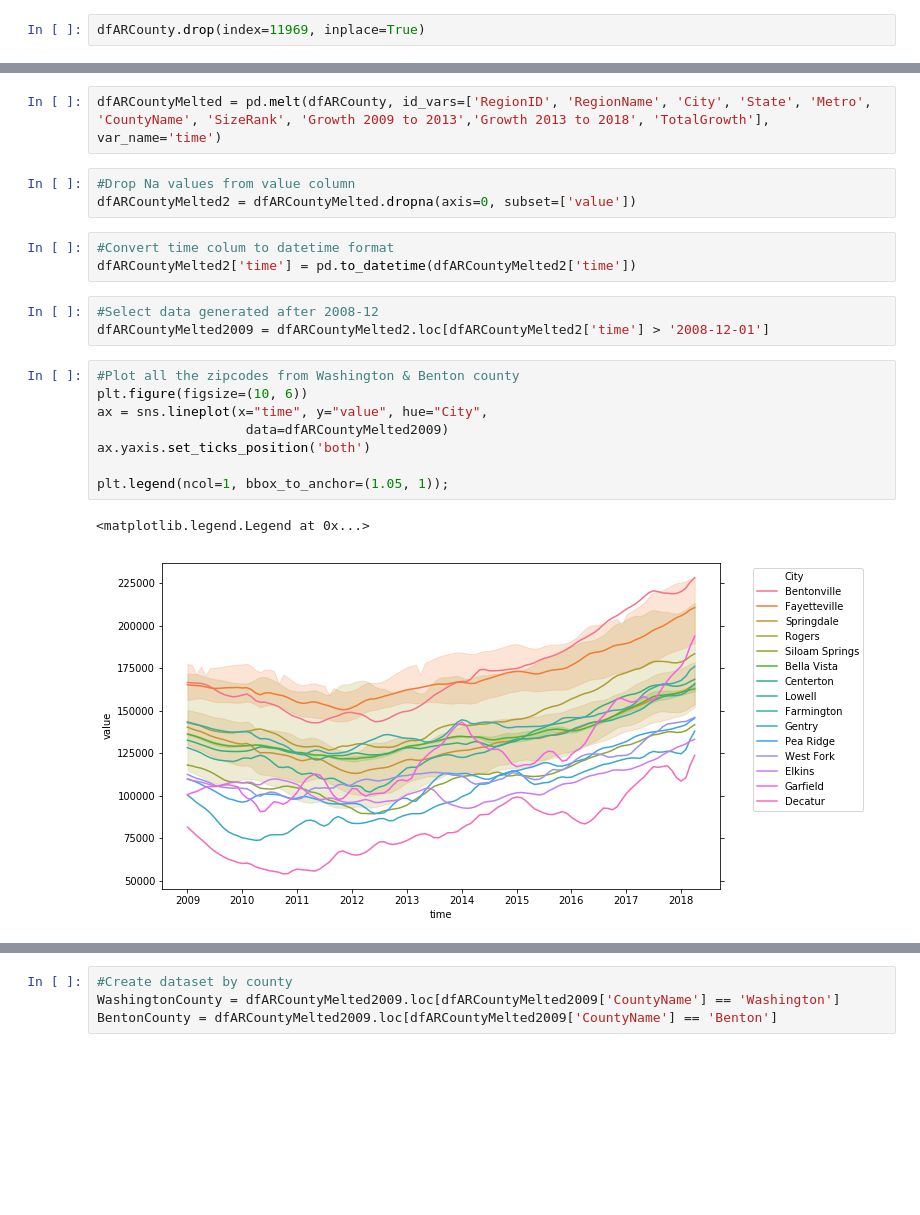
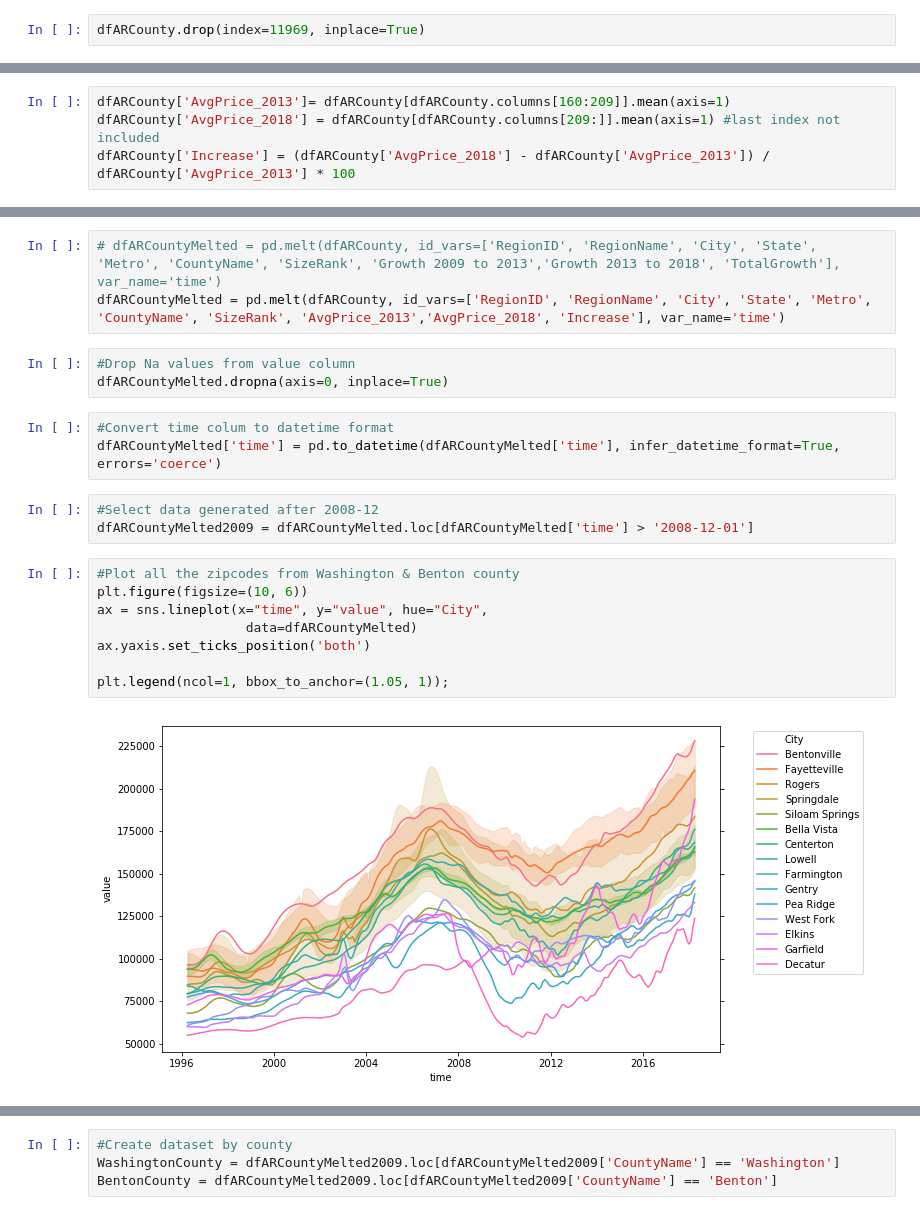
Before and after one commit to Francismorales/Time_Series_Forecasting_RealEstateNWA, a Jupyter notebook: mod_4_starter_notebook.ipynb, the cells around one changed output, grey strips where cells are left out. Drawn from its saved outputs; the diff is of its cells as text; blank space fills up the shorter version.

```diff
--- a/mod_4_starter_notebook.ipynb
+++ b/mod_4_starter_notebook.ipynb
@@ -177,0 +176,4 @@ dfARCounty['TotalGrowth'] = dfARCounty['Growth 2013 to 2018'] - dfARCounty['Grow
+# %%
+dfARCounty['AvgPrice_2013']= dfARCounty[dfARCounty.columns[160:209]].mean(axis=1)
+dfARCounty['AvgPrice_2018'] = dfARCounty[dfARCounty.columns[209:]].mean(axis=1) #last index not included
+dfARCounty['Increase'] = (dfARCounty['AvgPrice_2018'] - dfARCounty['AvgPrice_2013']) / dfARCounty['AvgPrice_2013'] * 100
@@ -178,22 +189,22 @@ dfARCounty['TotalGrowth'] = dfARCounty['Growth 2013 to 2018'] - dfARCounty['Grow
 # %%
-dfARCountyMelted = pd.melt(dfARCounty, id_vars=['RegionID', 'RegionName', 'City', 'State', 'Metro', 'CountyName', 'SizeRank', 'Growth 2009 to 2013','Growth 2013 to 2018', 'TotalGrowth'], var_name='time')
+# dfARCountyMelted = pd.melt(dfARCounty, id_vars=['RegionID', 'RegionName', 'City', 'State', 'Metro', 'CountyName', 'SizeRank', 'Growth 2009 to 2013','Growth 2013 to 2018', 'TotalGrowth'], var_name='time')
+dfARCountyMelted = pd.melt(dfARCounty, id_vars=['RegionID', 'RegionName', 'City', 'State', 'Metro', 'CountyName', 'SizeRank', 'AvgPrice_2013','AvgPrice_2018', 'Increase'], var_name='time')
 # %%
 #Drop Na values from value column
-dfARCountyMelted2 = dfARCountyMelted.dropna(axis=0, subset=['value'])
+dfARCountyMelted.dropna(axis=0, inplace=True)
 # %%
 #Convert time colum to datetime format
-dfARCountyMelted2['time'] = pd.to_datetime(dfARCountyMelted2['time'])
+dfARCountyMelted['time'] = pd.to_datetime(dfARCountyMelted['time'], infer_datetime_format=True, errors='coerce')
 # %%
 #Select data generated after 2008-12
-dfARCountyMelted2009 = dfARCountyMelted2.loc[dfARCountyMelted2['time'] > '2008-12-01']
+dfARCountyMelted2009 = dfARCountyMelted.loc[dfARCountyMelted['time'] > '2008-12-01']
 # %%
 #Plot all the zipcodes from Washington & Benton county
 plt.figure(figsize=(10, 6))
 ax = sns.lineplot(x="time", y="value", hue="City",
-                   data=dfARCountyMelted2009)
+                   data=dfARCountyMelted)
 ax.yaxis.set_ticks_position('both')
 
 plt.legend(ncol=1, bbox_to_anchor=(1.05, 1));
 # %% [output]
-<matplotlib.legend.Legend at 0x...>
-[figure, old version]
+[figure, new version]
```
Also changed, not shown: parts of 10 cells of this notebook.
